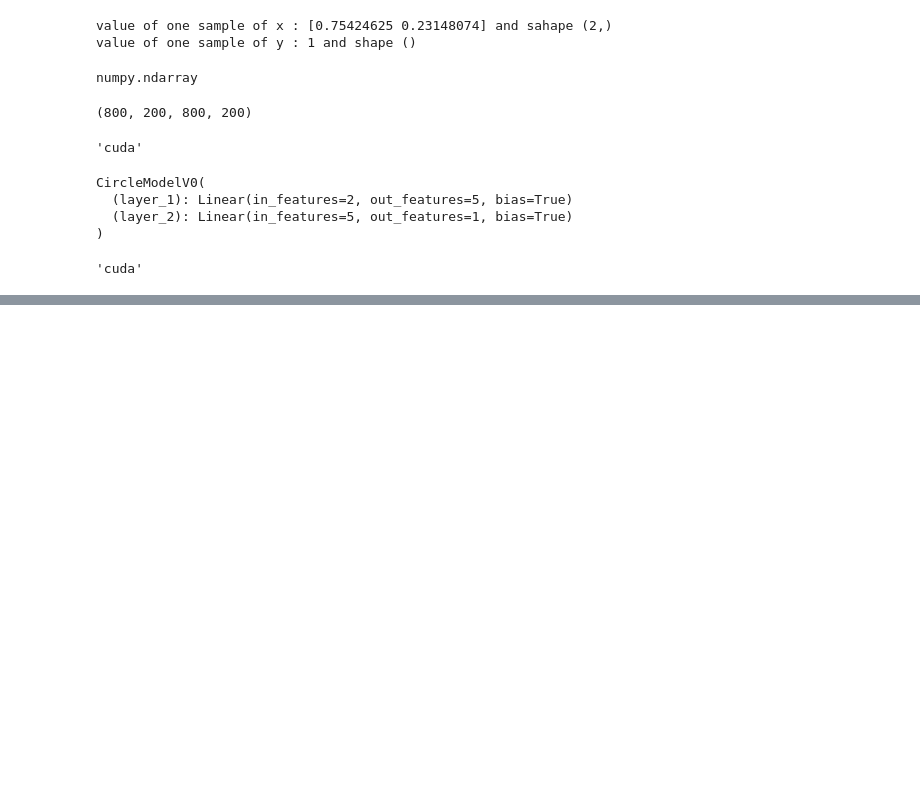
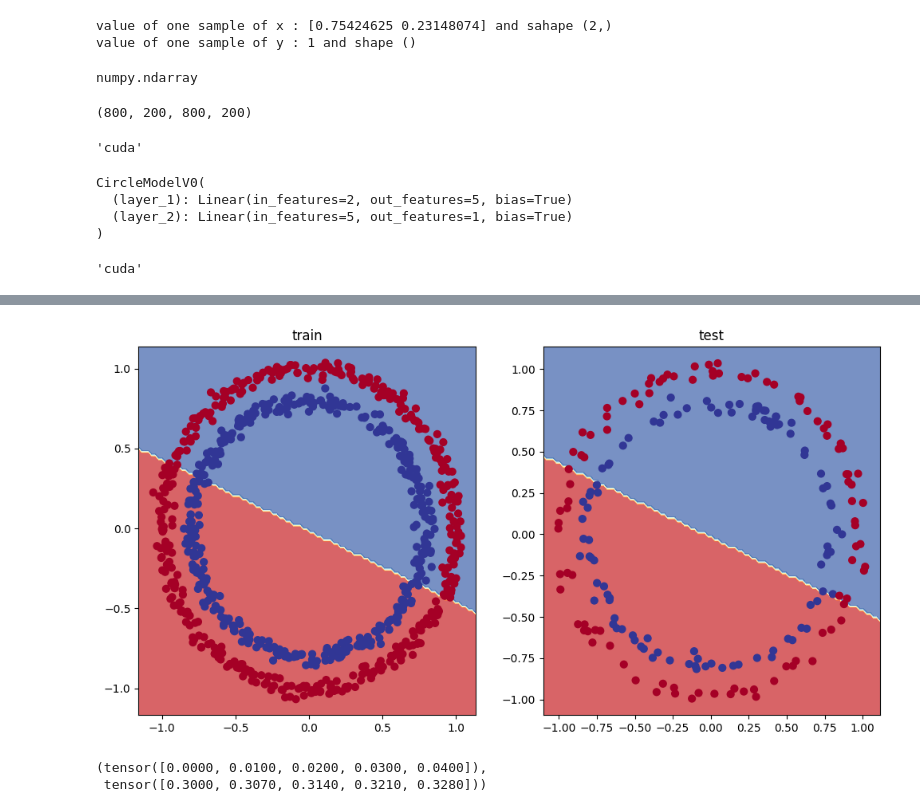
Before and after one commit to abhi2005-bit/Deep-Learning, a Jupyter notebook: Neural_network__classificationynb.ipynb, the cells around one changed output, grey strips where cells are left out. Cells and saved outputs as stored; diff of their text form; code cells hidden in the pictures; blank space fills up the shorter version.

```diff
--- a/Neural_network__classificationynb.ipynb
+++ b/Neural_network__classificationynb.ipynb
@@ -311,0 +408,35 @@ epoch90 | loss : 0.69952 | acc : 49.12% | test_loss : 0.70954, test_acc : 47.50%
+# %%
+#create a loss function
+loss_fn = nn.BCEWithLogitsLoss()
+#create  an optimizer
+optimizer = torch.optim.SGD(params=model_1.parameters(),
+                            lr=0.1)
+torch.manual_seed(42)
+torch.cuda.manual_seed(42)
+# %%
+epochs = 1000
+x_train,y_train=x_train.to(device),y_train.to(device)
+x_test,y_test=x_test.to(device),y_test.to(device)
+
+for epoch in range(epochs):
+  #training
+  model_1.train()
+  y_logits=model_1(x_train).squeeze()
+  y_pred=torch.round(torch.sigmoid(y_logits.to(device)))
+  loss=loss_fn(y_logits,y_train)
+  acc= accuracy_fn(y_true = y_train,
+                   y_pred = y_pred)
+  optimizer.zero_grad()
+  loss.backward()
+
+  optimizer.step()
+
+  model_1.eval()
+  with torch.inference_mode():
+    test_logits=model_1(x_test).squeeze()
+    test_pred=torch.round(torch.sigmoid(test_logits))
+    test_loss=loss_fn(test_logits,y_test)
+    test_accuracy=accuracy_fn(y_true=y_test,
+                              y_pred=test_pred)
+    if epoch % 100 == 0:
+      print(f"epoch : {epoch} | loss : {loss :.5f} | acc : {acc :.2f}% | test_loss : {test_loss :.5f}, test_acc : {test_accuracy :.2f}%")
@@ -311,0 +454,11 @@ epoch90 | loss : 0.69952 | acc : 49.12% | test_loss : 0.70954, test_acc : 47.50%
+# %%
+#plot the decison boundry
+plt.figure(figsize = (12,6))
+plt.subplot(1,2,1)
+plt.title("train")
+plot_decision_boundary(model_1,x_train,y_train)
+plt.subplot(1,2,2)
+plt.title("test")
+plot_decision_boundary(model_1,x_test,y_test)
+# %% [output]
+[figure, added]
@@ -311,0 +486,14 @@ epoch90 | loss : 0.69952 | acc : 49.12% | test_loss : 0.70954, test_acc : 47.50%
+# %%
+## Preparinf data to see if our model can fit a straight line
+weight = 0.7
+bias = 0.3
+start = 0
+end = 1
+step = 0.01
+
+x_regression = torch.arange(start,end,step)
+y_regression = weight * x_regression + bias
+x_regression[:5],y_regression[:5]
+# %% [output]
+(tensor([0.0000, 0.0100, 0.0200, 0.0300, 0.0400]),
+ tensor([0.3000, 0.3070, 0.3140, 0.3210, 0.3280]))
```
Also changed, not shown: parts of 28 cells of this notebook.
